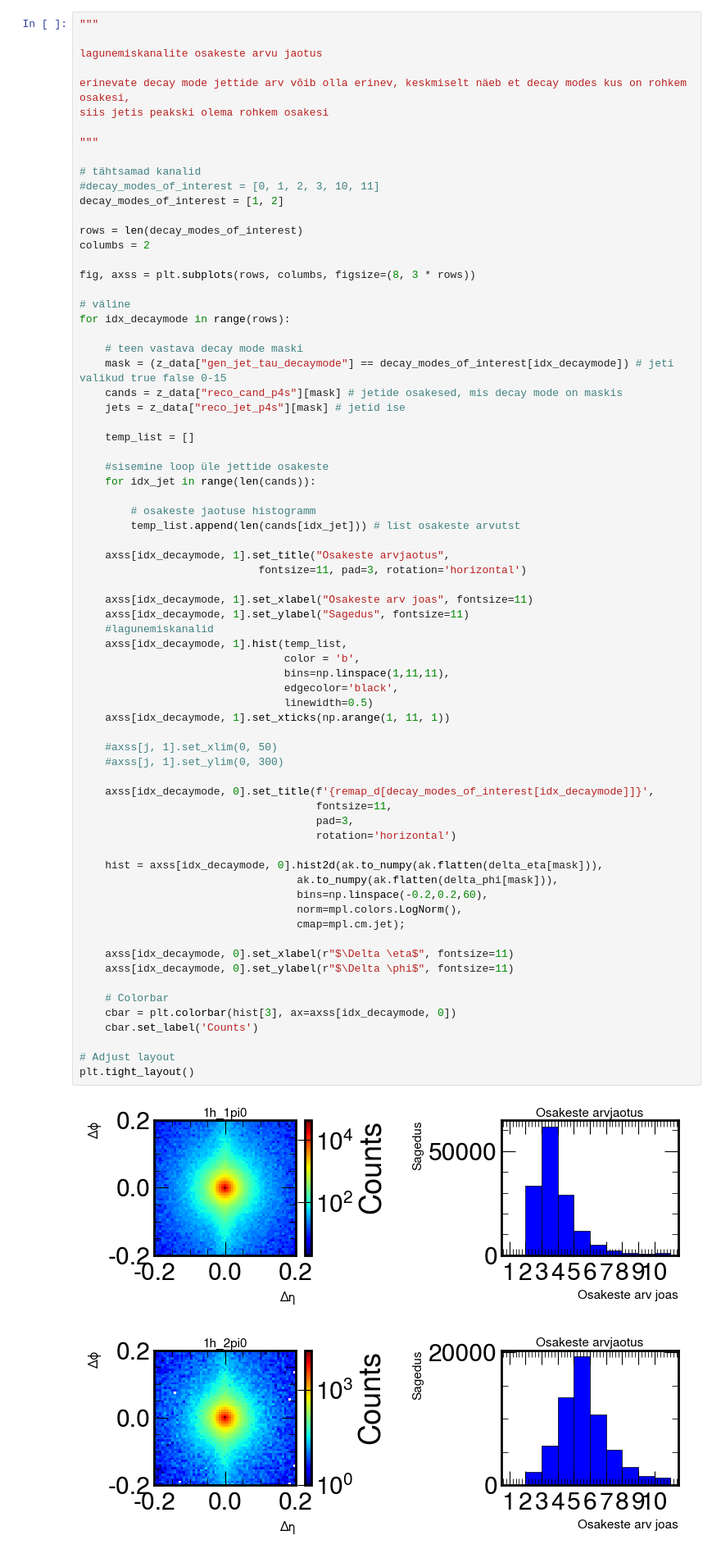
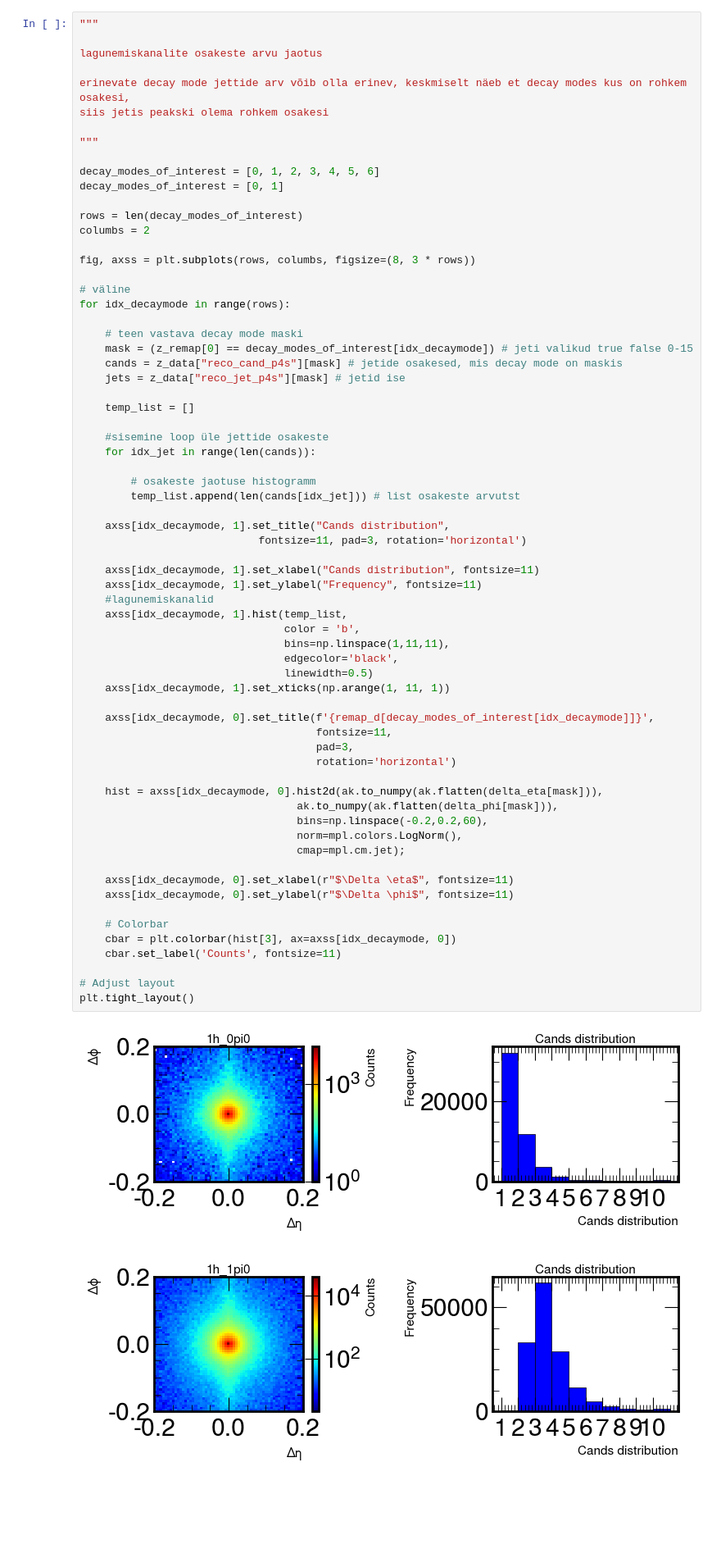
Before and after one commit to HEP-KBFI/ml-tau-en-reg, a Jupyter notebook: notebooks/data_intro.ipynb, the cells around one changed output. Shown: that part at 82% size. Saved outputs shown, nothing was run; the diff lists cells and outputs as text; blank space fills up the shorter version.

```diff
--- a/notebooks/data_intro.ipynb
+++ b/notebooks/data_intro.ipynb
@@ -425,9 +428,8 @@ siis jetis peakski olema rohkem osakesi
 
 """
 
-# tähtsamad kanalid
-#decay_modes_of_interest = [0, 1, 2, 3, 10, 11]
-decay_modes_of_interest = [1, 2]
+decay_modes_of_interest = [0, 1, 2, 3, 4, 5, 6]
+decay_modes_of_interest = [0, 1]
 
 rows = len(decay_modes_of_interest)
 columbs = 2
@@ -438,7 +440,7 @@ fig, axss = plt.subplots(rows, columbs, figsize=(8, 3 * rows))
 for idx_decaymode in range(rows):
 
     # teen vastava decay mode maski
-    mask = (z_data["gen_jet_tau_decaymode"] == decay_modes_of_interest[idx_decaymode]) # jeti valikud true false 0-15
+    mask = (z_remap[0] == decay_modes_of_interest[idx_decaymode]) # jeti valikud true false 0-15
     cands = z_data["reco_cand_p4s"][mask] # jetide osakesed, mis decay mode on maskis
     jets = z_data["reco_jet_p4s"][mask] # jetid ise
 
@@ -450,41 +452,38 @@ for idx_decaymode in range(rows):
         # osakeste jaotuse histogramm
         temp_list.append(len(cands[idx_jet])) # list osakeste arvutst
 
-    axss[idx_decaymode, 1].set_title("Osakeste arvjaotus",
+    axss[idx_decaymode, 1].set_title("Cands distribution",
                             fontsize=11, pad=3, rotation='horizontal')
 
-    axss[idx_decaymode, 1].set_xlabel("Osakeste arv joas", fontsize=11)
-    axss[idx_decaymode, 1].set_ylabel("Sagedus", fontsize=11)
+    axss[idx_decaymode, 1].set_xlabel("Cands distribution", fontsize=11)
+    axss[idx_decaymode, 1].set_ylabel("Frequency", fontsize=11)
     #lagunemiskanalid
     axss[idx_decaymode, 1].hist(temp_list,
                                 color = 'b',
                                 bins=np.linspace(1,11,11),
                                 edgecolor='black',
                                 linewidth=0.5)
     axss[idx_decaymode, 1].set_xticks(np.arange(1, 11, 1))
-
-    #axss[j, 1].set_xlim(0, 50)
-    #axss[j, 1].set_ylim(0, 300)
 
     axss[idx_decaymode, 0].set_title(f'{remap_d[decay_modes_of_interest[idx_decaymode]]}',
                                      fontsize=11,
                                      pad=3,
                                      rotation='horizontal')
 
     hist = axss[idx_decaymode, 0].hist2d(ak.to_numpy(ak.flatten(delta_eta[mask])),
                                   ak.to_numpy(ak.flatten(delta_phi[mask])),
                                   bins=np.linspace(-0.2,0.2,60),
                                   norm=mpl.colors.LogNorm(),
                                   cmap=mpl.cm.jet);
 
     axss[idx_decaymode, 0].set_xlabel(r"$\Delta \eta$", fontsize=11)
     axss[idx_decaymode, 0].set_ylabel(r"$\Delta \phi$", fontsize=11)
 
     # Colorbar
     cbar = plt.colorbar(hist[3], ax=axss[idx_decaymode, 0])
-    cbar.set_label('Counts')
+    cbar.set_label('Counts', fontsize=11)
 
 # Adjust layout
 plt.tight_layout()
 # %% [output]
-[figure, old version]
+[figure, new version]
```
Also changed, not shown: parts of 4 cells of this notebook.
